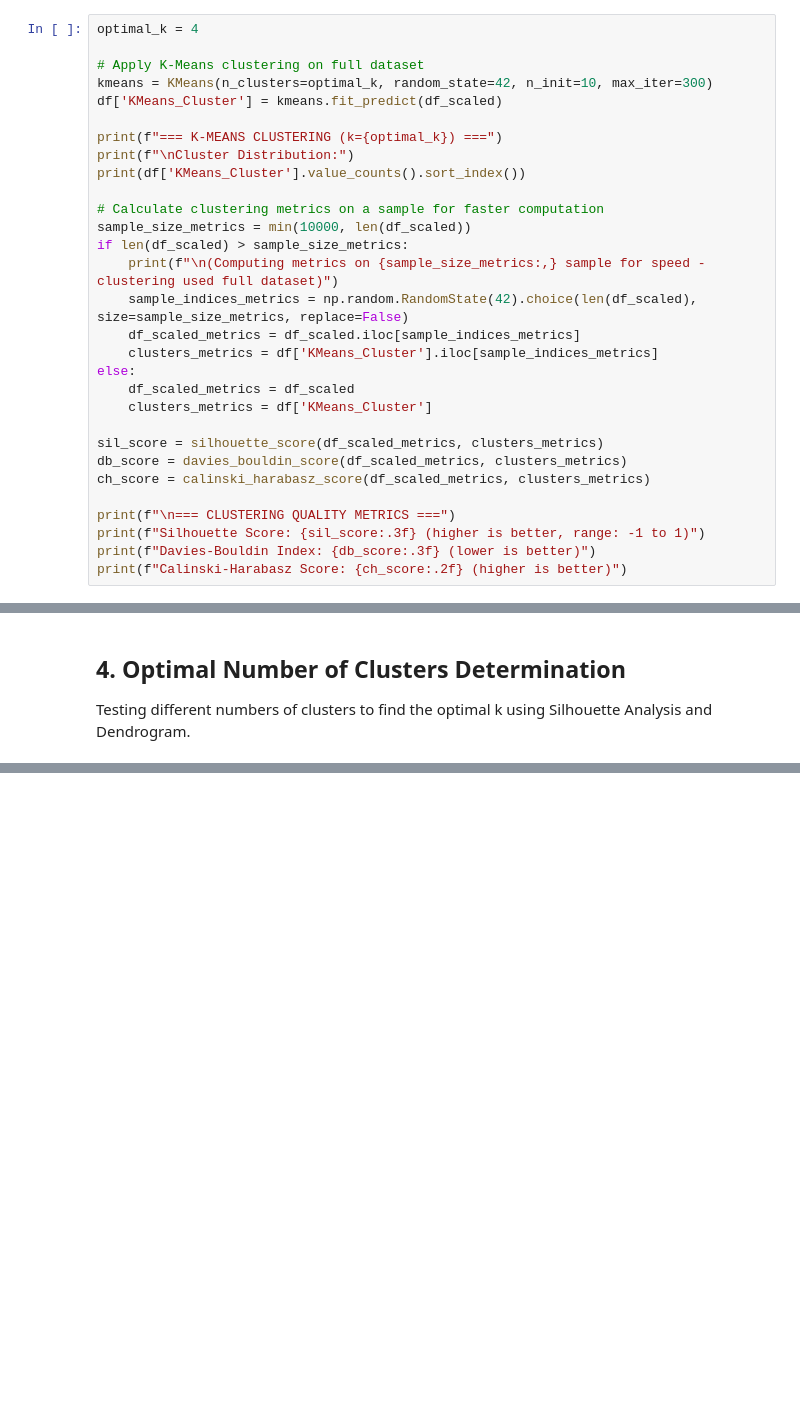
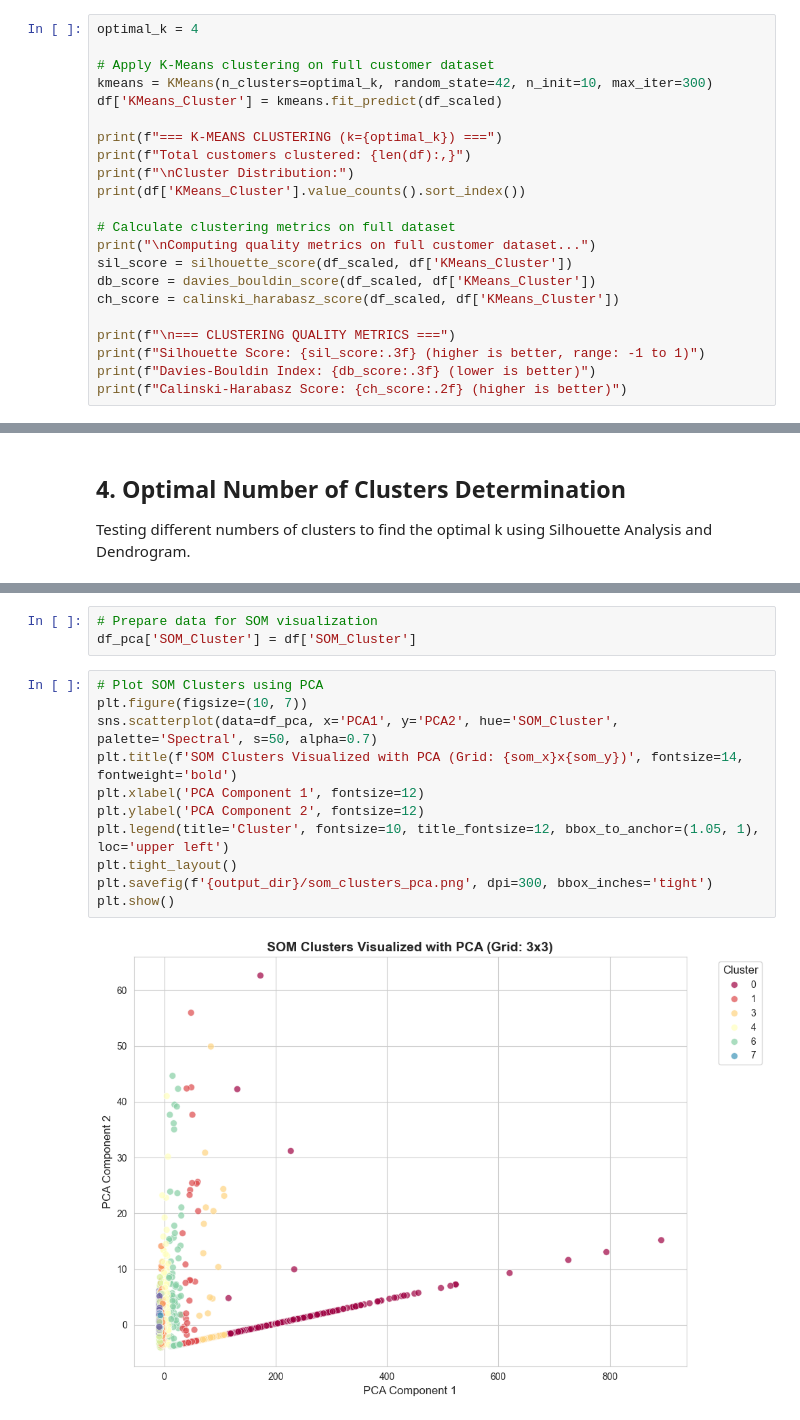
Before and after one commit to Port0goose/Data-Mining-Assignment, a Jupyter notebook: Group68_Clustering_Code.ipynb, the cells around one changed output, grey strips where cells are left out. Drawn from its saved outputs; the diff is of its cells as text; blank space fills up the shorter version.

```diff
--- a/Group68_Clustering_Code.ipynb
+++ b/Group68_Clustering_Code.ipynb
@@ -124,28 +176,20 @@ display(df_scaled.describe().T)
 # %%
 optimal_k = 4
 
-# Apply K-Means clustering on full dataset
+# Apply K-Means clustering on full customer dataset
 kmeans = KMeans(n_clusters=optimal_k, random_state=42, n_init=10, max_iter=300)
 df['KMeans_Cluster'] = kmeans.fit_predict(df_scaled)
 
 print(f"=== K-MEANS CLUSTERING (k={optimal_k}) ===")
+print(f"Total customers clustered: {len(df):,}")
 print(f"\nCluster Distribution:")
 print(df['KMeans_Cluster'].value_counts().sort_index())
 
-# Calculate clustering metrics on a sample for faster computation
-sample_size_metrics = min(10000, len(df_scaled))
-if len(df_scaled) > sample_size_metrics:
-    print(f"\n(Computing metrics on {sample_size_metrics:,} sample for speed - clustering used full dataset)")
-    sample_indices_metrics = np.random.RandomState(42).choice(len(df_scaled), size=sample_size_metrics, replace=False)
-    df_scaled_metrics = df_scaled.iloc[sample_indices_metrics]
-    clusters_metrics = df['KMeans_Cluster'].iloc[sample_indices_metrics]
-else:
-    df_scaled_metrics = df_scaled
-    clusters_metrics = df['KMeans_Cluster']
-
-sil_score = silhouette_score(df_scaled_metrics, clusters_metrics)
-db_score = davies_bouldin_score(df_scaled_metrics, clusters_metrics)
-ch_score = calinski_harabasz_score(df_scaled_metrics, clusters_metrics)
+# Calculate clustering metrics on full dataset
+print("\nComputing quality metrics on full customer dataset...")
+sil_score = silhouette_score(df_scaled, df['KMeans_Cluster'])
+db_score = davies_bouldin_score(df_scaled, df['KMeans_Cluster'])
+ch_score = calinski_harabasz_score(df_scaled, df['KMeans_Cluster'])
 
 print(f"\n=== CLUSTERING QUALITY METRICS ===")
 print(f"Silhouette Score: {sil_score:.3f} (higher is better, range: -1 to 1)")
@@ -453,0 +592,16 @@ Comparing K-Means and Hierarchical Clustering performance.
+# %%
+# Prepare data for SOM visualization
+df_pca['SOM_Cluster'] = df['SOM_Cluster']
+# %%
+# Plot SOM Clusters using PCA
+plt.figure(figsize=(10, 7))
+sns.scatterplot(data=df_pca, x='PCA1', y='PCA2', hue='SOM_Cluster', palette='Spectral', s=50, alpha=0.7)
+plt.title(f'SOM Clusters Visualized with PCA (Grid: {som_x}x{som_y})', fontsize=14, fontweight='bold')
+plt.xlabel('PCA Component 1', fontsize=12)
+plt.ylabel('PCA Component 2', fontsize=12)
+plt.legend(title='Cluster', fontsize=10, title_fontsize=12, bbox_to_anchor=(1.05, 1), loc='upper left')
+plt.tight_layout()
+plt.savefig(f'{output_dir}/som_clusters_pca.png', dpi=300, bbox_inches='tight')
+plt.show()
+# %% [output]
+[figure, added]
```
Also changed, not shown: parts of 44 cells of this notebook, 9 other files.
